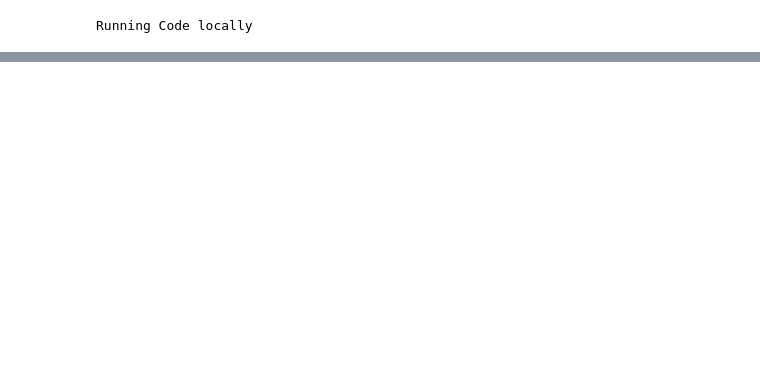
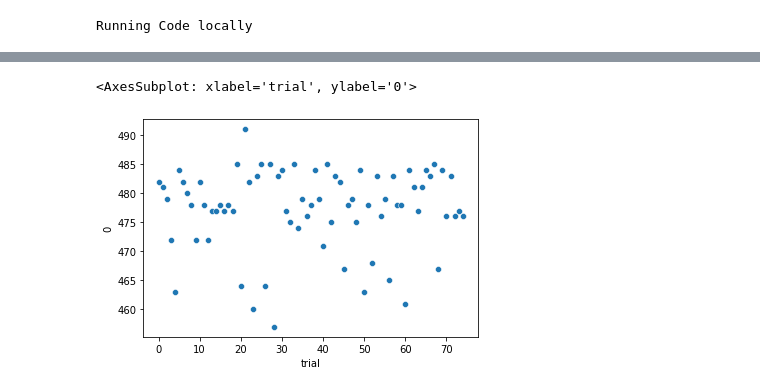
Before and after one commit to ffviana/nutreconDrive, a Jupyter notebook: 3. Analysis/GodotTimeLags.ipynb, the cells around one changed output, grey strips where cells are left out. Cells and saved outputs as stored; diff of their text form; code cells hidden in the pictures; blank space fills up the shorter version.

```diff
--- a/3. Analysis/GodotTimeLags.ipynb
+++ b/3. Analysis/GodotTimeLags.ipynb
@@ -80,0 +108,8 @@ sns.scatterplot(data = neurEcon_df, x = 'Trial', y = 'deltaOptionTime', hue = 'U
+# %%
+def time_delta(group_df, col):
+    timestamps = group_df[col].values
+    return timestamps[-1] - timestamps[0]
+
+op_timedelta = op_df_clean.groupby('trial').apply(lambda x: time_delta(x, 'frame_start_ms' ))
+
+op_timedelta.describe()
@@ -80,0 +142,5 @@ sns.scatterplot(data = neurEcon_df, x = 'Trial', y = 'deltaOptionTime', hue = 'U
+# %%
+sns.scatterplot(data = op_timedelta.reset_index(), x = 'trial',y = 0)
+# %% [output]
+<AxesSubplot: xlabel='trial', ylabel='0'>
+[figure, added]
```
Also changed, not shown: parts of 9 cells of this notebook, 3 other files.
